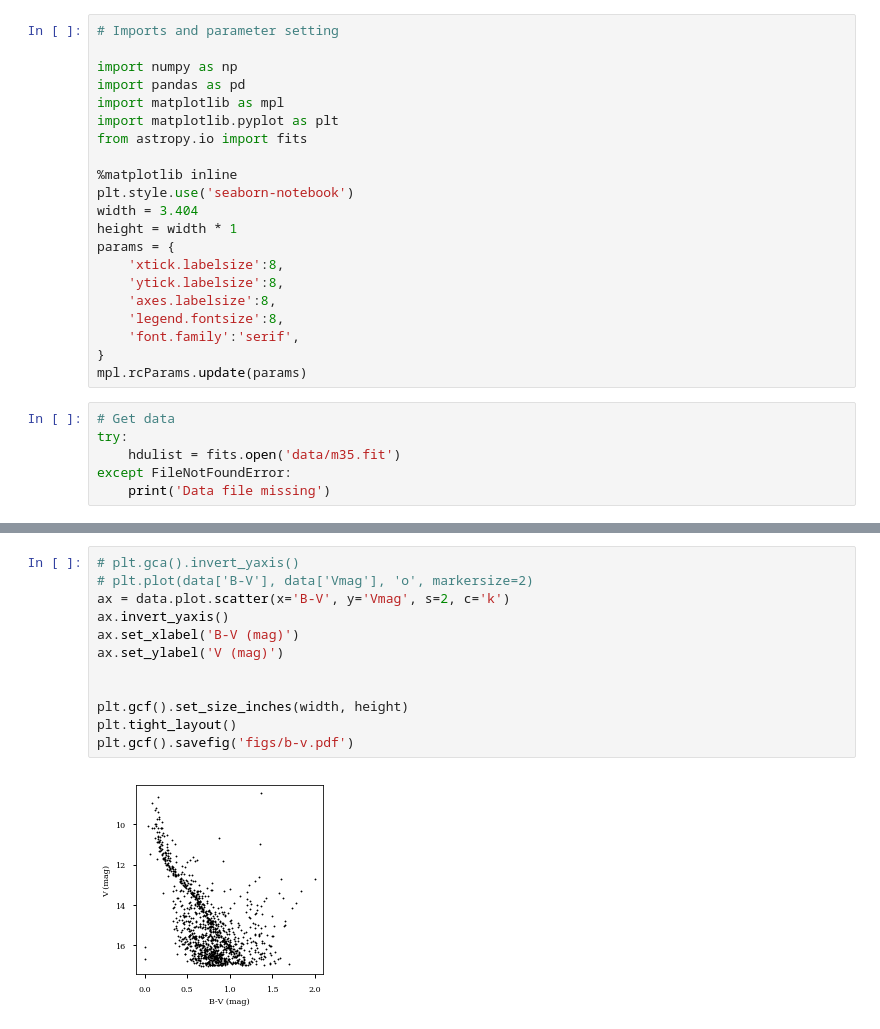
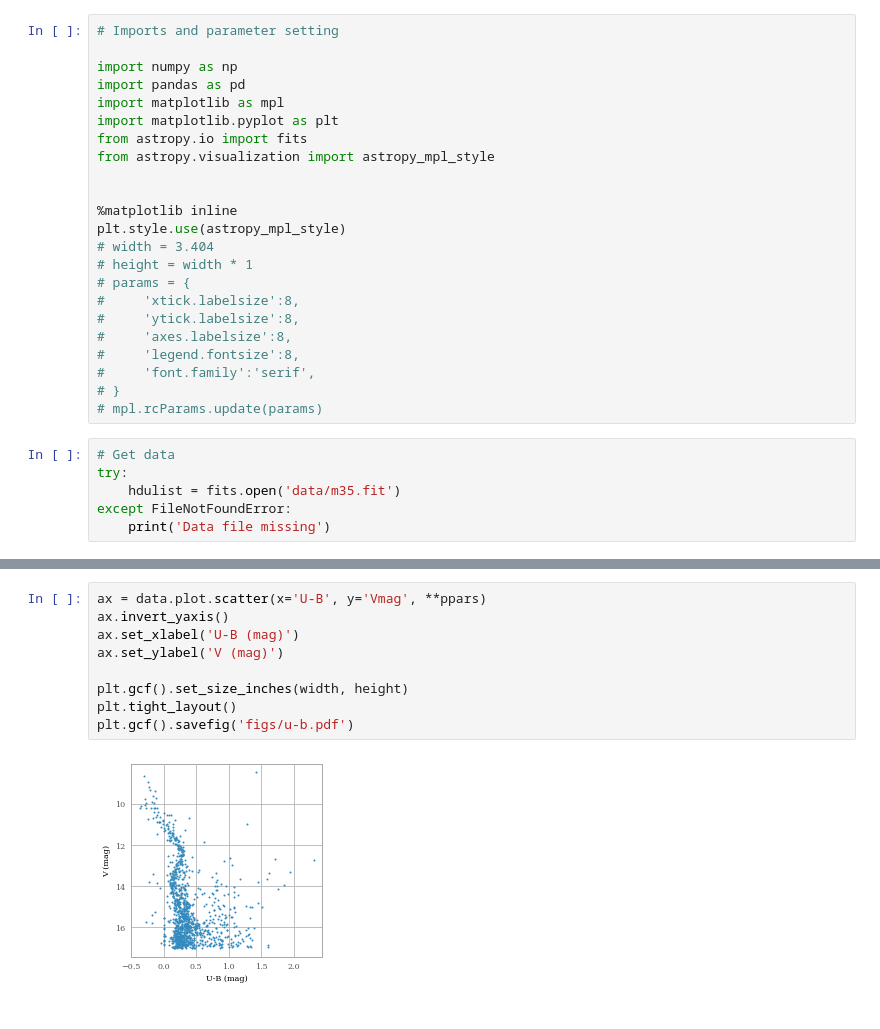
Before and after one commit to mileslucas/JupyterNotebooks, a Jupyter notebook: astro project/astro_project.ipynb, the cells around one changed output, grey strips where cells are left out. Cells and saved outputs as stored; diff of their text form.

Commit message:
played with iso fit data

```diff
--- a/astro project/astro_project.ipynb
+++ b/astro project/astro_project.ipynb
@@ -8,19 +8,21 @@ import pandas as pd
 import matplotlib as mpl
 import matplotlib.pyplot as plt
 from astropy.io import fits
+from astropy.visualization import astropy_mpl_style
+
 
 %matplotlib inline
-plt.style.use('seaborn-notebook')
-width = 3.404
-height = width * 1
-params = {
-    'xtick.labelsize':8,
-    'ytick.labelsize':8,
-    'axes.labelsize':8,
-    'legend.fontsize':8,
-    'font.family':'serif',
-}
-mpl.rcParams.update(params)
+plt.style.use(astropy_mpl_style)
+# width = 3.404
+# height = width * 1
+# params = {
+#     'xtick.labelsize':8,
+#     'ytick.labelsize':8,
+#     'axes.labelsize':8,
+#     'legend.fontsize':8,
+#     'font.family':'serif',
+# }
+# mpl.rcParams.update(params)
 # %%
 # Get data
 try:
@@ -52,14 +64,11 @@ data = pd.DataFrame(hdulist[1].data)
 # %%
-# plt.gca().invert_yaxis()
-# plt.plot(data['B-V'], data['Vmag'], 'o', markersize=2)
-ax = data.plot.scatter(x='B-V', y='Vmag', s=2, c='k')
+ax = data.plot.scatter(x='U-B', y='Vmag', **ppars)
 ax.invert_yaxis()
-ax.set_xlabel('B-V (mag)')
+ax.set_xlabel('U-B (mag)')
 ax.set_ylabel('V (mag)')
-
 
 plt.gcf().set_size_inches(width, height)
 plt.tight_layout()
-plt.gcf().savefig('figs/b-v.pdf')
+plt.gcf().savefig('figs/u-b.pdf')
 # %% [output]
-[figure, old version]
+[figure, new version]
```
Also changed, not shown: parts of 8 cells of this notebook, 3 other files.
